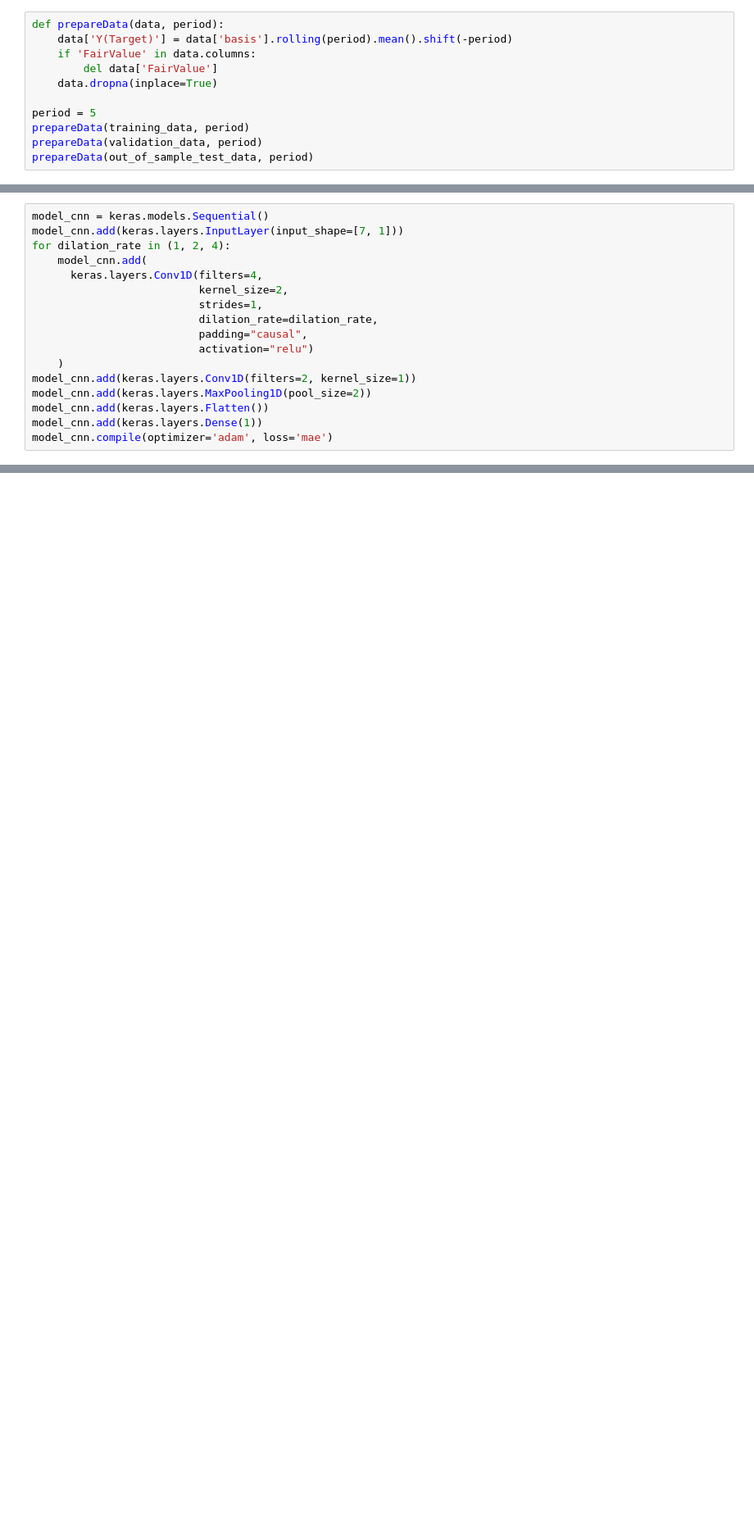
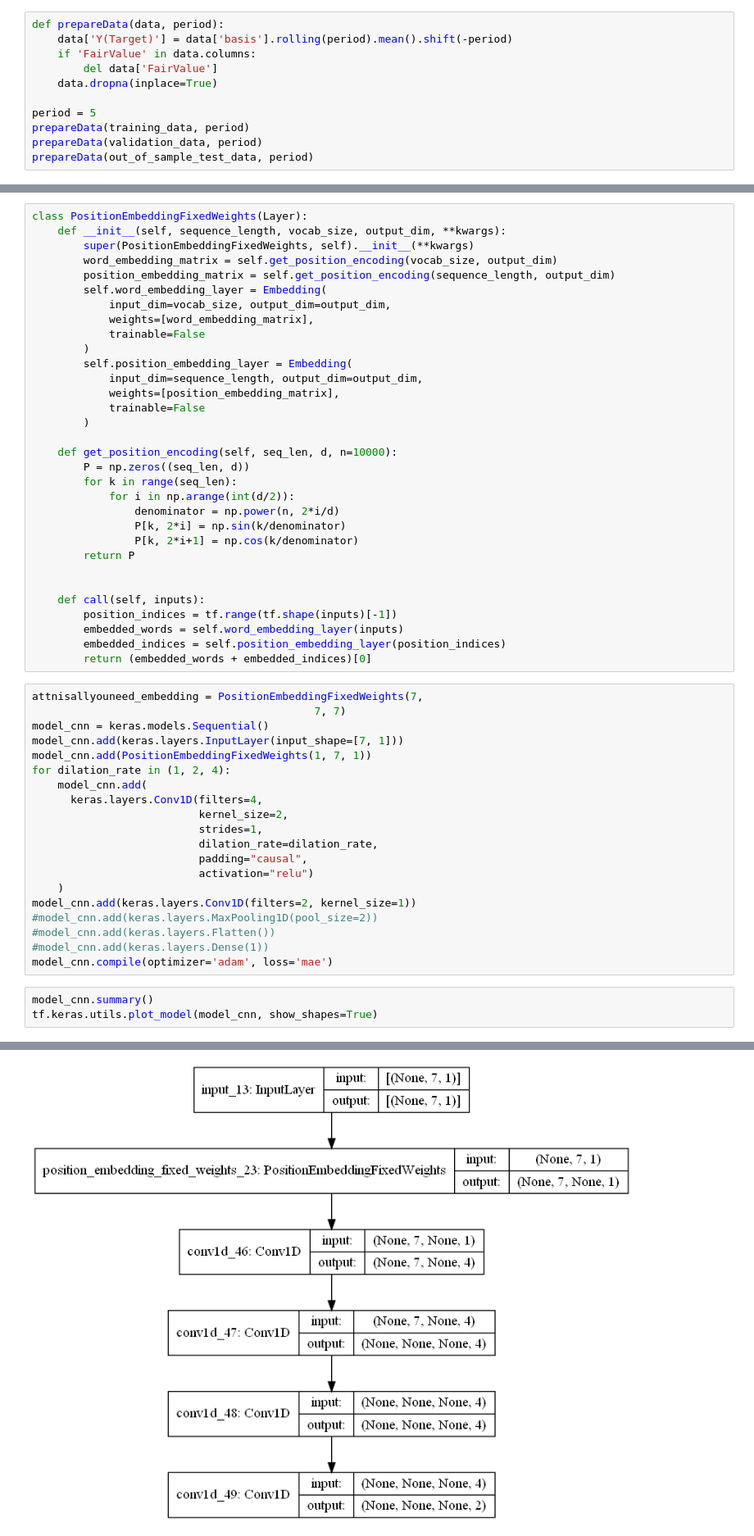
Before and after one commit to Lenflammeur/UCL-MSc_Project, a Jupyter notebook: pos_encoding.ipynb, the cells around one changed output, grey strips where cells are left out. Shown at 82% size. Drawn from its saved outputs; the diff is of its cells as text; blank space fills up the shorter version.

```diff
--- a/pos_encoding.ipynb
+++ b/pos_encoding.ipynb
@@ -141,6 +156,41 @@ from tensorflow import keras
+# %%
+class PositionEmbeddingFixedWeights(Layer):
+    def __init__(self, sequence_length, vocab_size, output_dim, **kwargs):
+        super(PositionEmbeddingFixedWeights, self).__init__(**kwargs)
+        word_embedding_matrix = self.get_position_encoding(vocab_size, output_dim)
+        position_embedding_matrix = self.get_position_encoding(sequence_length, output_dim)
+        self.word_embedding_layer = Embedding(
+            input_dim=vocab_size, output_dim=output_dim,
+            weights=[word_embedding_matrix],
+            trainable=False
+        )
+        self.position_embedding_layer = Embedding(
+            input_dim=sequence_length, output_dim=output_dim,
+            weights=[position_embedding_matrix],
+            trainable=False
+        )
+
+    def get_position_encoding(self, seq_len, d, n=10000):
+        P = np.zeros((seq_len, d))
+        for k in range(seq_len):
+            for i in np.arange(int(d/2)):
+                denominator = np.power(n, 2*i/d)
+                P[k, 2*i] = np.sin(k/denominator)
+                P[k, 2*i+1] = np.cos(k/denominator)
+        return P
+
+
+    def call(self, inputs):
+        position_indices = tf.range(tf.shape(inputs)[-1])
+        embedded_words = self.word_embedding_layer(inputs)
+        embedded_indices = self.position_embedding_layer(position_indices)
+        return (embedded_words + embedded_indices)[0]
 # %%
+attnisallyouneed_embedding = PositionEmbeddingFixedWeights(7,
+                                            7, 7)
 model_cnn = keras.models.Sequential()
 model_cnn.add(keras.layers.InputLayer(input_shape=[7, 1]))
+model_cnn.add(PositionEmbeddingFixedWeights(1, 7, 1))
 for dilation_rate in (1, 2, 4):
     model_cnn.add(
       keras.layers.Conv1D(filters=4,
@@ -151,7 +201,11 @@ for dilation_rate in (1, 2, 4):
                           activation="relu")
     )
 model_cnn.add(keras.layers.Conv1D(filters=2, kernel_size=1))
-model_cnn.add(keras.layers.MaxPooling1D(pool_size=2))
-model_cnn.add(keras.layers.Flatten())
-model_cnn.add(keras.layers.Dense(1))
+#model_cnn.add(keras.layers.MaxPooling1D(pool_size=2))
+#model_cnn.add(keras.layers.Flatten())
+#model_cnn.add(keras.layers.Dense(1))
 model_cnn.compile(optimizer='adam', loss='mae')
+# %%
+model_cnn.summary()
+tf.keras.utils.plot_model(model_cnn, show_shapes=True)
+# %% [output]
@@ -157,0 +230 @@ model_cnn.compile(optimizer='adam', loss='mae')
+[figure, added]
```
Also changed, not shown: parts of 8 cells of this notebook, 2 other files.
